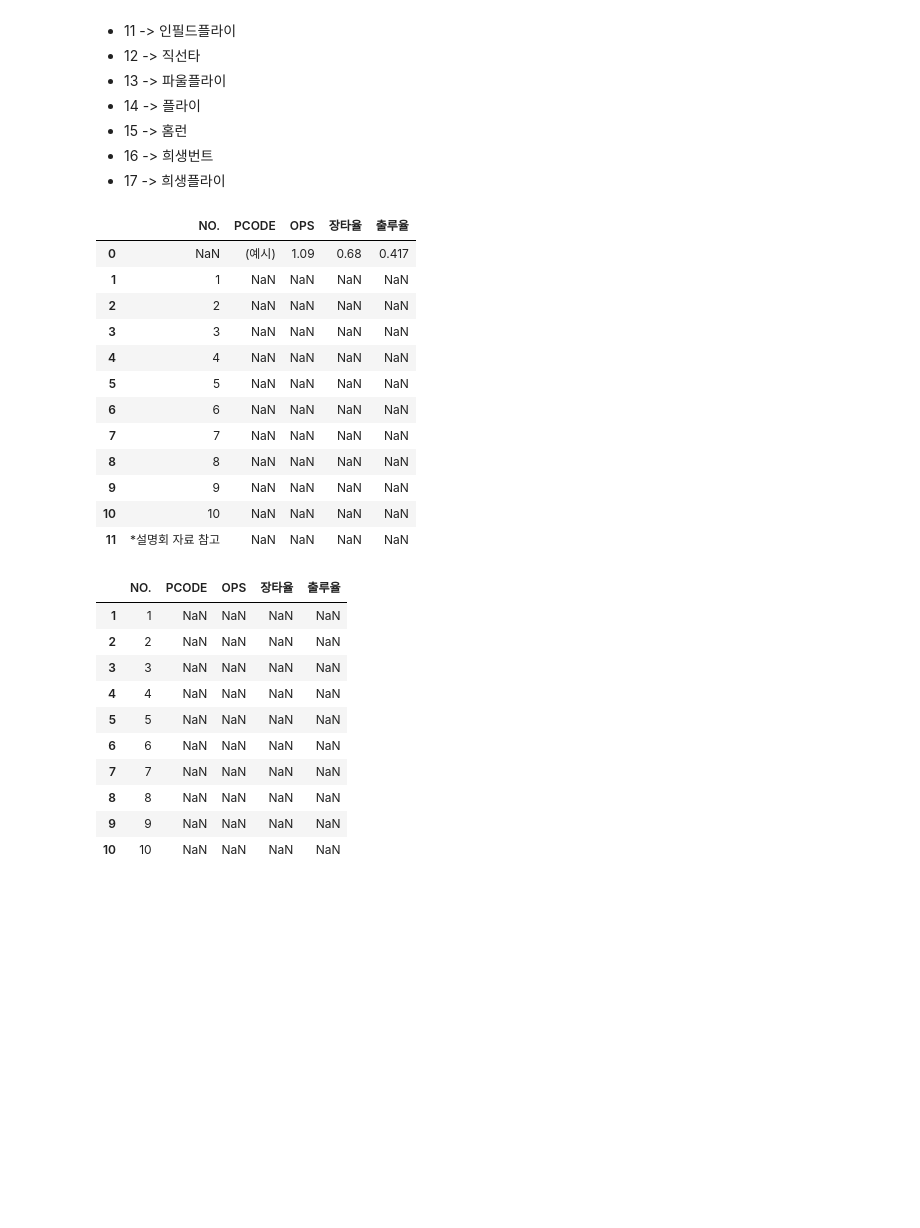
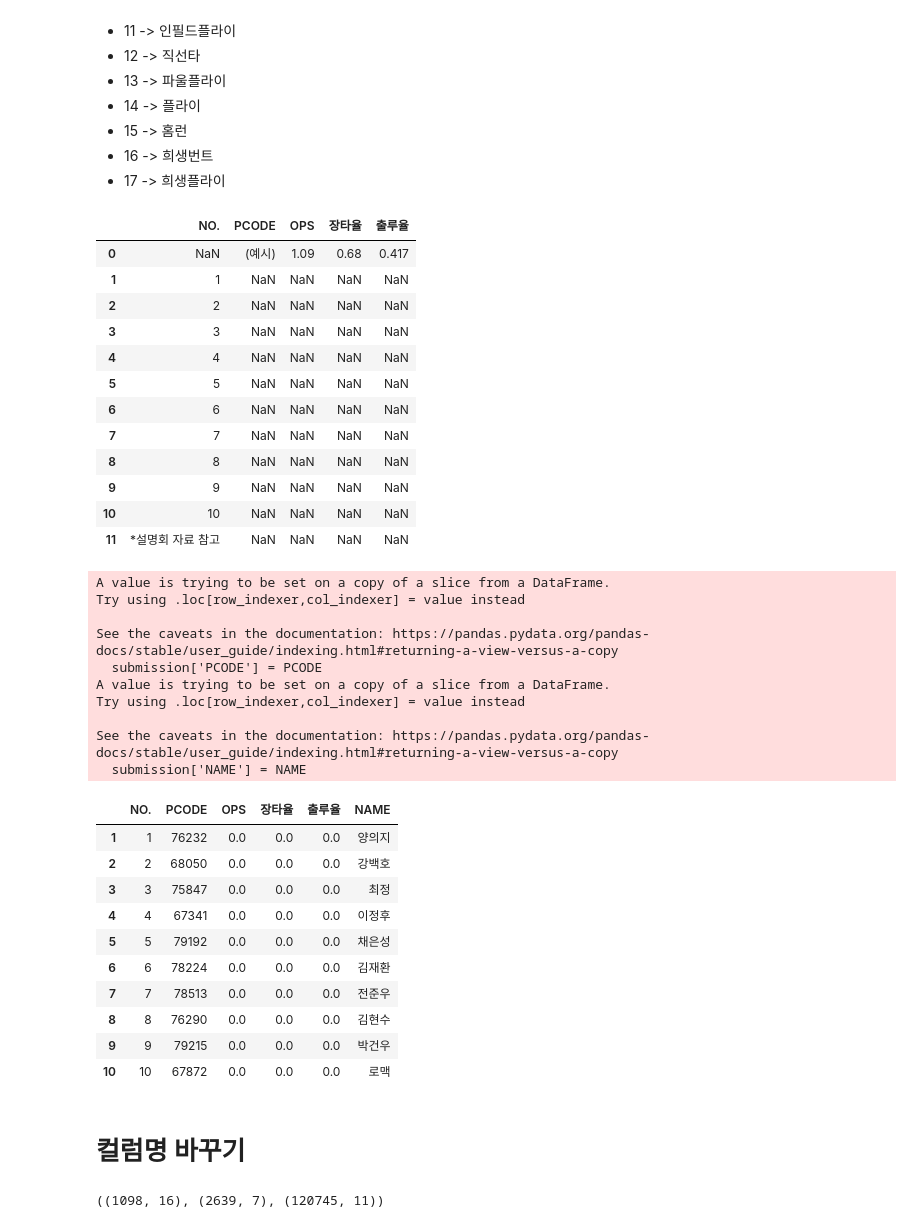
Before and after one commit to uiet312/BigContest, a Jupyter notebook: 데이터 셋 설명.ipynb, the cells around one changed output. Cells and saved outputs as stored; diff of their text form; code cells hidden in the pictures; blank space fills up the shorter version.

```diff
--- a/데이터 셋 설명.ipynb
+++ b/데이터 셋 설명.ipynb
@@ -9,6 +9,7 @@
 - 사사구 = 볼넷[BB] + 사구[HP]
 # %%
 import pandas as pd
+pd.set_option('display.max_columns',29)
 # %% [markdown]
 # 데이터 셋 파일명 설명
 
@@ -156,32 +157,52 @@ batting.sample(5)
 # %%
 test = pd.read_excel('data/test.xlsx')
 display(test)
 submission = test.iloc[1:11,:]
+PCODE = [76232, 68050, 75847, 67341, 79192,
+         78224, 78513, 76290, 79215, 67872]
+NAME = ['양의지', '강백호',' 최정','이정후','채은성',
+        '김재환','전준우','김현수','박건우','로맥']
+
+submission['PCODE'] = PCODE
+submission['NAME'] = NAME
+submission = submission.fillna(0)
 display(submission)
 
 # submission : 제출 양식
 # %% [output]
 |  | NO. | PCODE | OPS | 장타율 | 출루율 |
 | 0 | NaN | (예시) | 1.09 | 0.68 | 0.417 |
 | 1 | 1 | NaN | NaN | NaN | NaN |
 | 2 | 2 | NaN | NaN | NaN | NaN |
 | 3 | 3 | NaN | NaN | NaN | NaN |
 | 4 | 4 | NaN | NaN | NaN | NaN |
 | 5 | 5 | NaN | NaN | NaN | NaN |
 | 6 | 6 | NaN | NaN | NaN | NaN |
 | 7 | 7 | NaN | NaN | NaN | NaN |
 | 8 | 8 | NaN | NaN | NaN | NaN |
 | 9 | 9 | NaN | NaN | NaN | NaN |
 | 10 | 10 | NaN | NaN | NaN | NaN |
 | 11 | *설명회 자료 참고 | NaN | NaN | NaN | NaN |
+A value is trying to be set on a copy of a slice from a DataFrame.
+Try using .loc[row_indexer,col_indexer] = value instead
+
+See the caveats in the documentation: https://pandas.pydata.org/pandas-docs/stable/user_guide/indexing.html#returning-a-view-versus-a-copy
+  submission['PCODE'] = PCODE
+A value is trying to be set on a copy of a slice from a DataFrame.
+Try using .loc[row_indexer,col_indexer] = value instead
+
+See the caveats in the documentation: https://pandas.pydata.org/pandas-docs/stable/user_guide/indexing.html#returning-a-view-versus-a-copy
+  submission['NAME'] = NAME
-|  | NO. | PCODE | OPS | 장타율 | 출루율 |
-| 1 | 1 | NaN | NaN | NaN | NaN |
-| 2 | 2 | NaN | NaN | NaN | NaN |
-| 3 | 3 | NaN | NaN | NaN | NaN |
-| 4 | 4 | NaN | NaN | NaN | NaN |
-| 5 | 5 | NaN | NaN | NaN | NaN |
-| 6 | 6 | NaN | NaN | NaN | NaN |
-| 7 | 7 | NaN | NaN | NaN | NaN |
-| 8 | 8 | NaN | NaN | NaN | NaN |
-| 9 | 9 | NaN | NaN | NaN | NaN |
-| 10 | 10 | NaN | NaN | NaN | NaN |
+|  | NO. | PCODE | OPS | 장타율 | 출루율 | NAME |
+| 1 | 1 | 76232 | 0.0 | 0.0 | 0.0 | 양의지 |
+| 2 | 2 | 68050 | 0.0 | 0.0 | 0.0 | 강백호 |
+| 3 | 3 | 75847 | 0.0 | 0.0 | 0.0 | 최정 |
+| 4 | 4 | 67341 | 0.0 | 0.0 | 0.0 | 이정후 |
+| 5 | 5 | 79192 | 0.0 | 0.0 | 0.0 | 채은성 |
+| 6 | 6 | 78224 | 0.0 | 0.0 | 0.0 | 김재환 |
+| 7 | 7 | 78513 | 0.0 | 0.0 | 0.0 | 전준우 |
+| 8 | 8 | 76290 | 0.0 | 0.0 | 0.0 | 김현수 |
+| 9 | 9 | 79215 | 0.0 | 0.0 | 0.0 | 박건우 |
+| 10 | 10 | 67872 | 0.0 | 0.0 | 0.0 | 로맥 |
+# %% [markdown]
+# 컬럼명 바꾸기
@@ -187,0 +225,4 @@ display(submission)
+# %%
+hitter.shape, player.shape, batting.shape
+# %% [output]
+((1098, 16), (2639, 7), (120745, 11))
```
Also changed, not shown: parts of 12 cells of this notebook.
